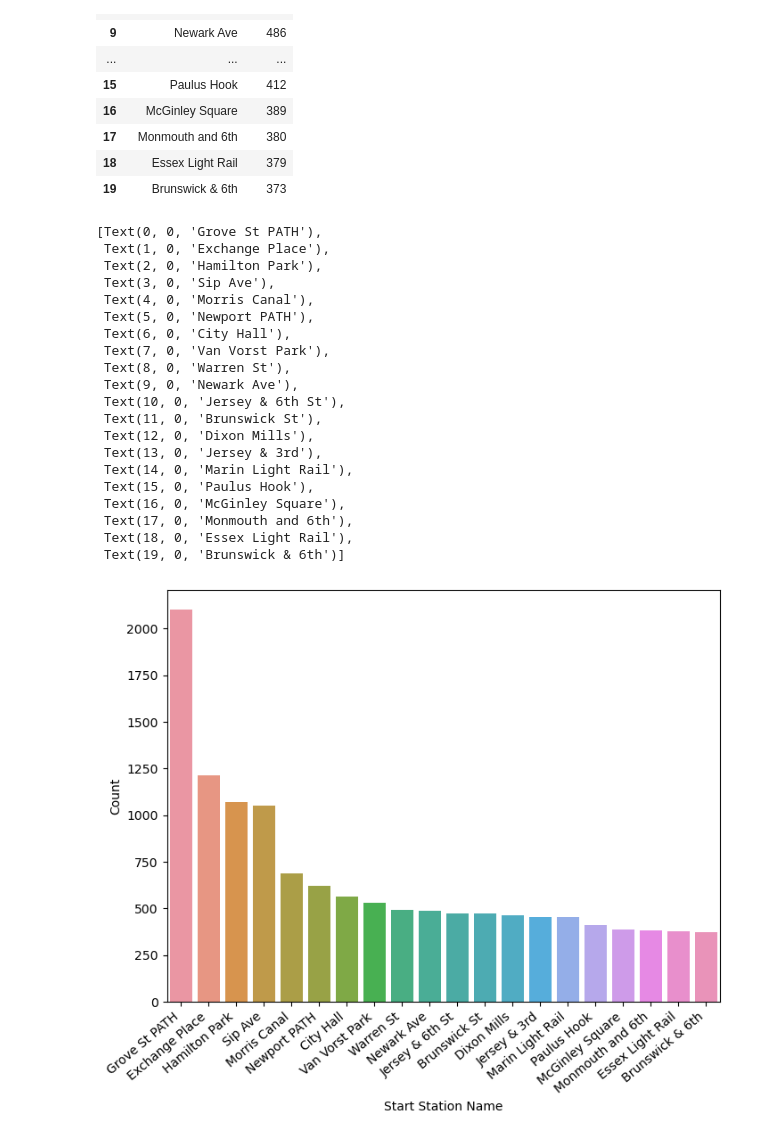
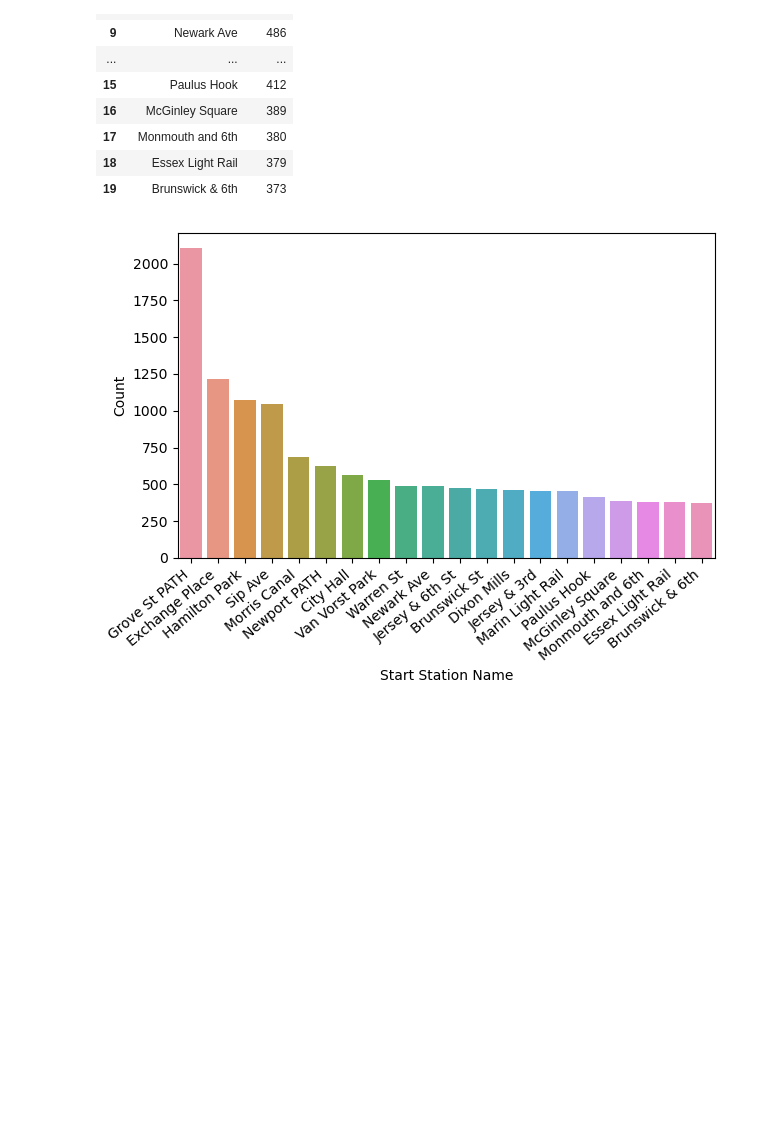
Before and after one commit to kemikupie/PortfolioProjects, a Jupyter notebook: New York Citi Bikes Data Analysis-Python-SQL.ipynb, the cells around one changed output. Saved outputs shown, nothing was run; the diff lists cells and outputs as text; code cells hidden in the pictures; blank space fills up the shorter version.

```diff
--- a/New York Citi Bikes Data Analysis-Python-SQL.ipynb
+++ b/New York Citi Bikes Data Analysis-Python-SQL.ipynb
@@ -441,8 +441,8 @@ table_list
 # %% [markdown]
 # Top 20 pick-up locations
 # %%
-Top_20_pickup_locations= pd.read_sql_query(''' select `Start Station Name`, Count(*) as Count
-                                                from CleanedNYCitiBikesdata
+Top_20_pickup_locations= pd.read_sql_query(''' SELECT `Start Station Name`, Count(*) as Count
+                                                FROM CleanedNYCitiBikesdata
                                                 GROUP BY `Start Station Name`
                                                 ORDER BY Count(*) DESC
                                                 limit 20 ''', conn)
@@ -466,32 +466,10 @@ Top_20_pickup_locations
 | 18 | Essex Light Rail | 379 |
 | 19 | Brunswick & 6th | 373 |
 # %%
-plt.figure(figsize=(8,6)) # this creates a figure 8 inch wide, 4 inch high
+#plt.figure(figsize=(8,6)) # this creates a figure 8 inch wide, 4 inch high
 ax=sns.barplot(data=Top_20_pickup_locations, x="Start Station Name", y= "Count")
 ax.set_xticklabels(ax.get_xticklabels(), rotation=40, ha="right")
-#plt.tight_layout()
-#plt.show()
-#sns.countplot(x="Start Station Name", data=Top_20_pickup_locations)
-#plt.show()
+plt.tight_layout()
+plt.show()
 # %% [output]
-[Text(0, 0, 'Grove St PATH'),
- Text(1, 0, 'Exchange Place'),
- Text(2, 0, 'Hamilton Park'),
- Text(3, 0, 'Sip Ave'),
- Text(4, 0, 'Morris Canal'),
- Text(5, 0, 'Newport PATH'),
- Text(6, 0, 'City Hall'),
- Text(7, 0, 'Van Vorst Park'),
- Text(8, 0, 'Warren St'),
- Text(9, 0, 'Newark Ave'),
- Text(10, 0, 'Jersey & 6th St'),
- Text(11, 0, 'Brunswick St'),
- Text(12, 0, 'Dixon Mills'),
- Text(13, 0, 'Jersey & 3rd'),
- Text(14, 0, 'Marin Light Rail'),
- Text(15, 0, 'Paulus Hook'),
- Text(16, 0, 'McGinley Square'),
- Text(17, 0, 'Monmouth and 6th'),
- Text(18, 0, 'Essex Light Rail'),
- Text(19, 0, 'Brunswick & 6th')]
-[figure, old version]
+[figure, new version]
```
Also changed, not shown: parts of 8 cells of this notebook, 1 other file.
